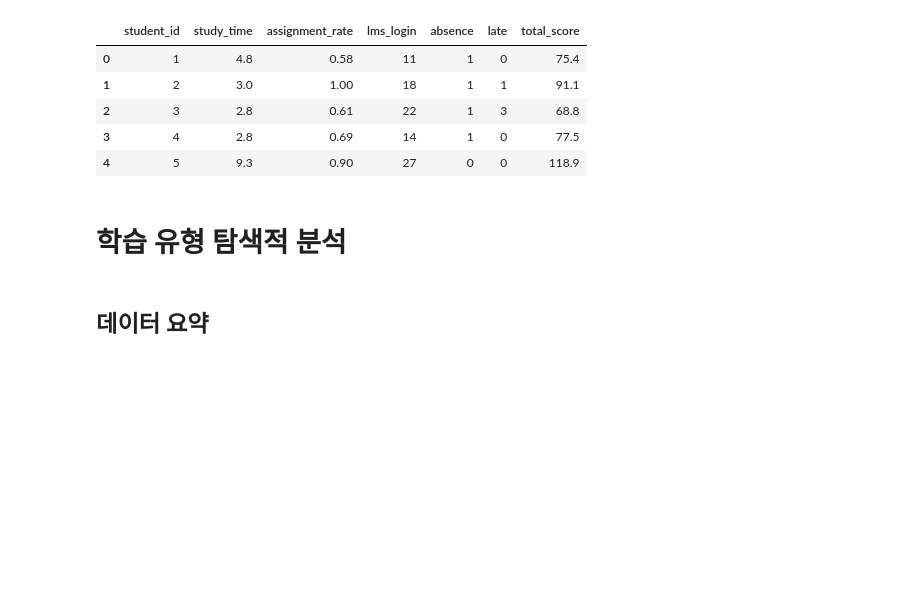
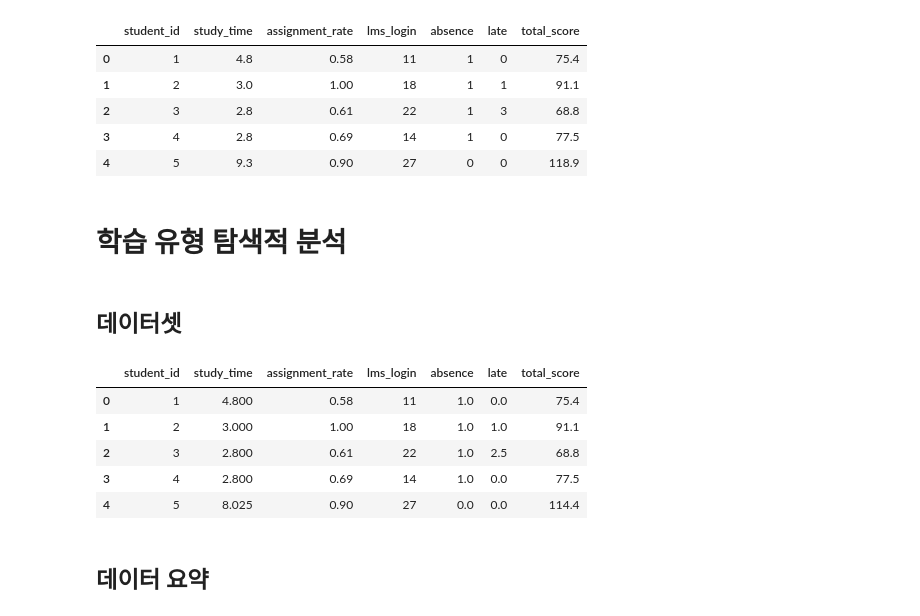
Before and after one commit to JunBeul/edutech-risk-prediction, a Jupyter notebook: notebook/01_eda.ipynb, the cells around one changed output. Drawn from its saved outputs; the diff is of its cells as text; code cells hidden in the pictures; blank space fills up the shorter version.

Commit message:
docs: refine README with dataset description and execution guide feat: add preprocessing module with validation and pipeline utilities refactor: integrate preprocessing pipeline into EDA notebook

```diff
--- a/notebook/01_eda.ipynb
+++ b/notebook/01_eda.ipynb
@@ -44,6 +44,24 @@ os.makedirs("../data/raw", exist_ok=True)
 df.to_csv("../data/raw/student_learning.csv", index=False, encoding="utf-8-sig")
 # %% [markdown]
 # 학습 유형 탐색적 분석
+# %% [markdown]
+## 데이터셋
+# %%
+import sys
+sys.path.append("..")
+
+from src.preprocessing import load_csv, preprocess_pipeline
+
+df = load_csv("../data/raw/student_learning.csv")
+df = preprocess_pipeline(df, clip_outliers=True)
+df.head()
+# %% [output]
+|  | student_id | study_time | assignment_rate | lms_login | absence | late | total_score |
+| 0 | 1 | 4.800 | 0.58 | 11 | 1.0 | 0.0 | 75.4 |
+| 1 | 2 | 3.000 | 1.00 | 18 | 1.0 | 1.0 | 91.1 |
+| 2 | 3 | 2.800 | 0.61 | 22 | 1.0 | 2.5 | 68.8 |
+| 3 | 4 | 2.800 | 0.69 | 14 | 1.0 | 0.0 | 77.5 |
+| 4 | 5 | 8.025 | 0.90 | 27 | 0.0 | 0.0 | 114.4 |
 # %% [markdown]
 ## 데이터 요약
 # %%
```
Also changed, not shown: parts of 1 cell of this notebook, 2 other files.
